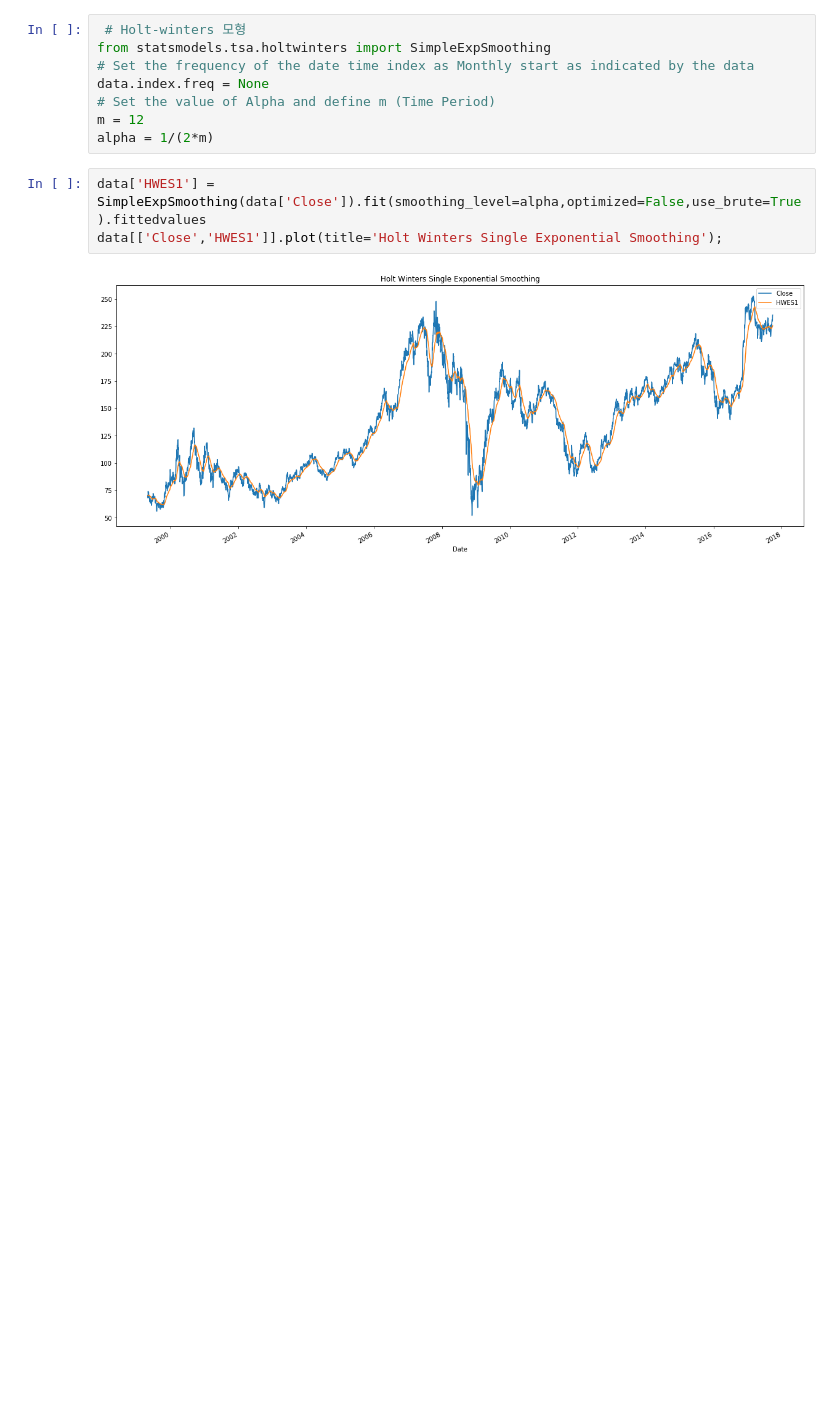
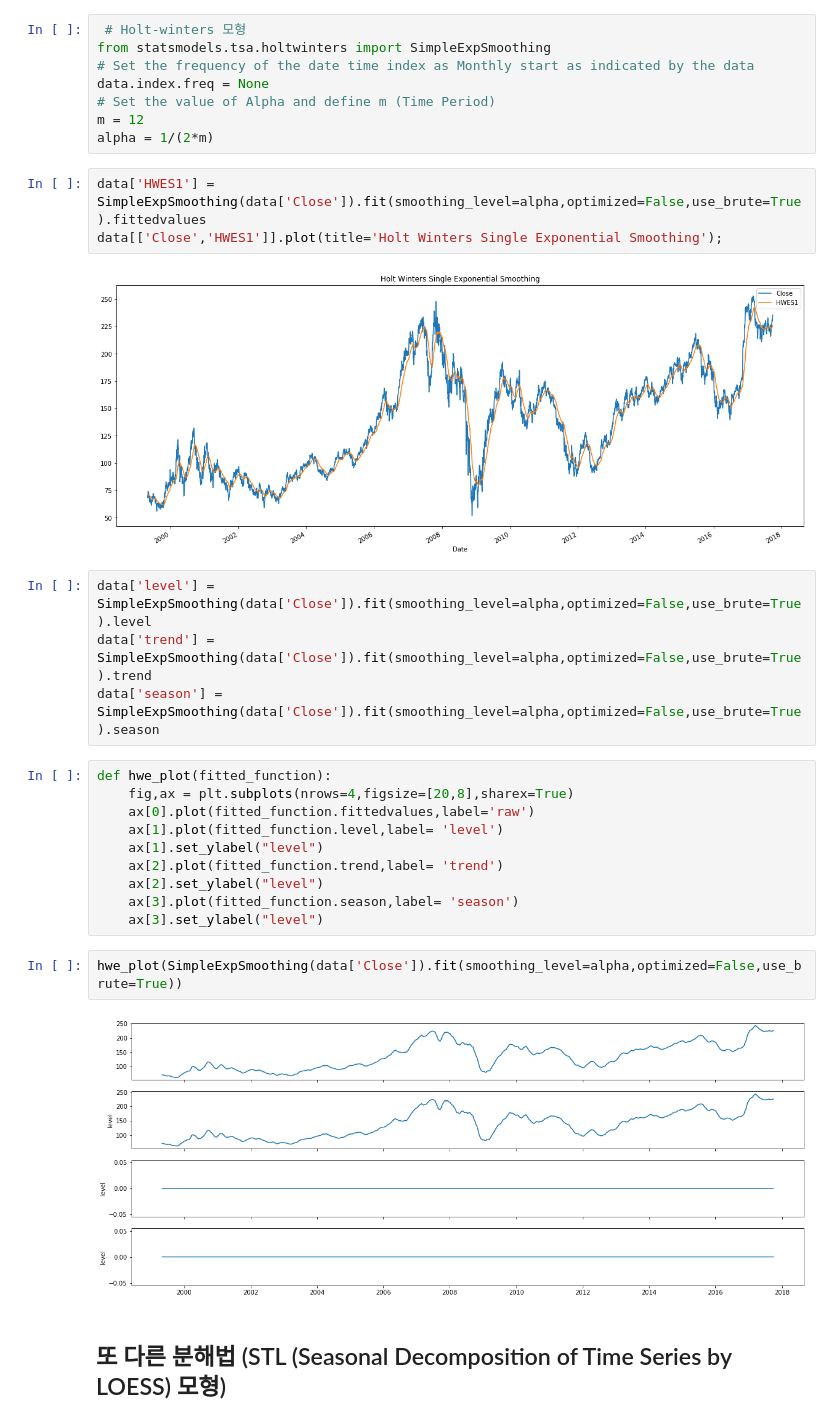
Before and after one commit to sk37025/time-series-analysis, a Jupyter notebook: 11강. 시계열 데이터 분해법.ipynb, the cells around one changed output. Cells and saved outputs as stored; diff of their text form; blank space fills up the shorter version.

```diff
--- a/11강. 시계열 데이터 분해법.ipynb
+++ b/11강. 시계열 데이터 분해법.ipynb
@@ -66,3 +66,23 @@ data['HWES1'] = SimpleExpSmoothing(data['Close']).fit(smoothing_level=alpha,opti
 data[['Close','HWES1']].plot(title='Holt Winters Single Exponential Smoothing');
 # %% [output]
 [figure]
+# %%
+data['level'] =  SimpleExpSmoothing(data['Close']).fit(smoothing_level=alpha,optimized=False,use_brute=True).level
+data['trend'] =  SimpleExpSmoothing(data['Close']).fit(smoothing_level=alpha,optimized=False,use_brute=True).trend
+data['season'] =  SimpleExpSmoothing(data['Close']).fit(smoothing_level=alpha,optimized=False,use_brute=True).season
+# %%
+def hwe_plot(fitted_function):
+    fig,ax = plt.subplots(nrows=4,figsize=[20,8],sharex=True)
+    ax[0].plot(fitted_function.fittedvalues,label='raw')
+    ax[1].plot(fitted_function.level,label= 'level')
+    ax[1].set_ylabel("level")
+    ax[2].plot(fitted_function.trend,label= 'trend')
+    ax[2].set_ylabel("level")
+    ax[3].plot(fitted_function.season,label= 'season')
+    ax[3].set_ylabel("level")
+# %%
+hwe_plot(SimpleExpSmoothing(data['Close']).fit(smoothing_level=alpha,optimized=False,use_brute=True))
+# %% [output]
+[figure, added]
+# %% [markdown]
+## 또 다른 분해법 (STL (Seasonal Decomposition of Time Series by LOESS) 모형)
```
Also changed, not shown: parts of 6 cells of this notebook, 1 other file.
